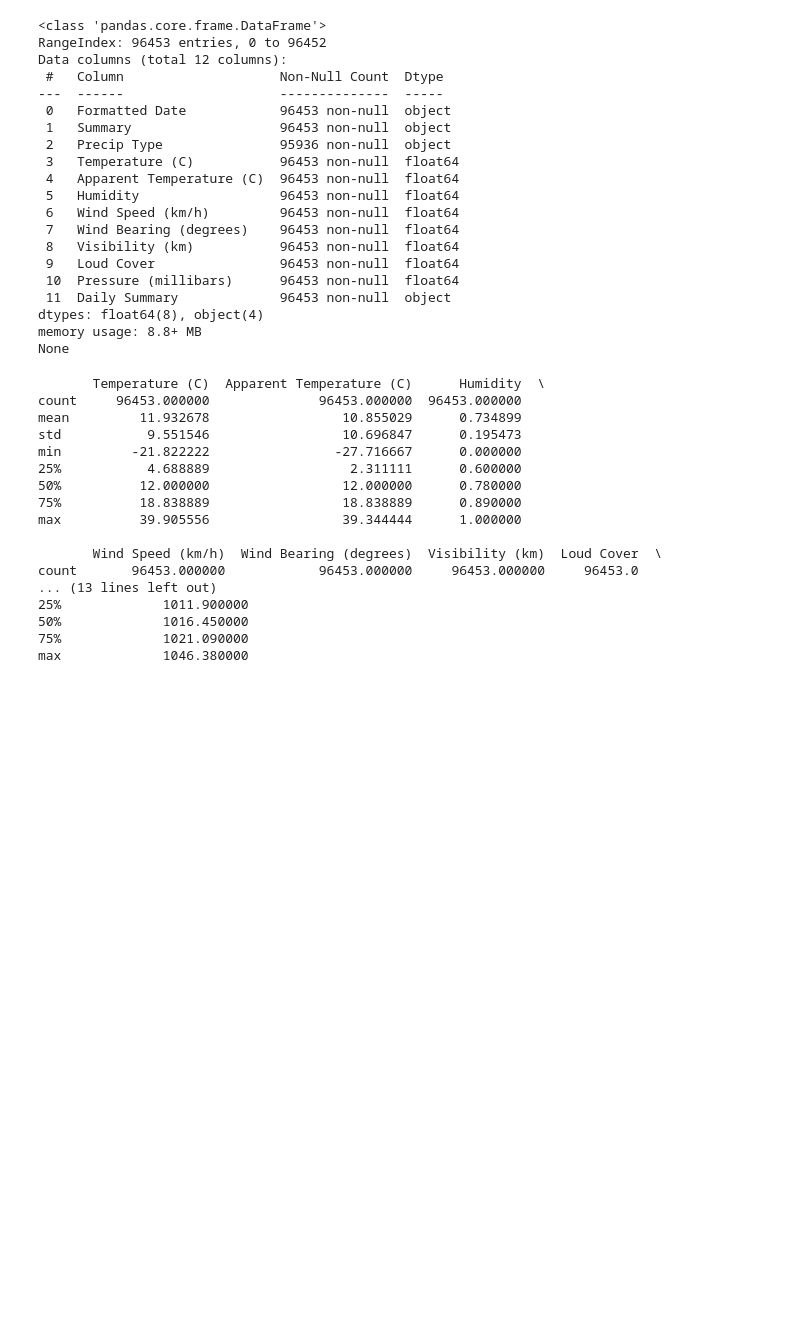
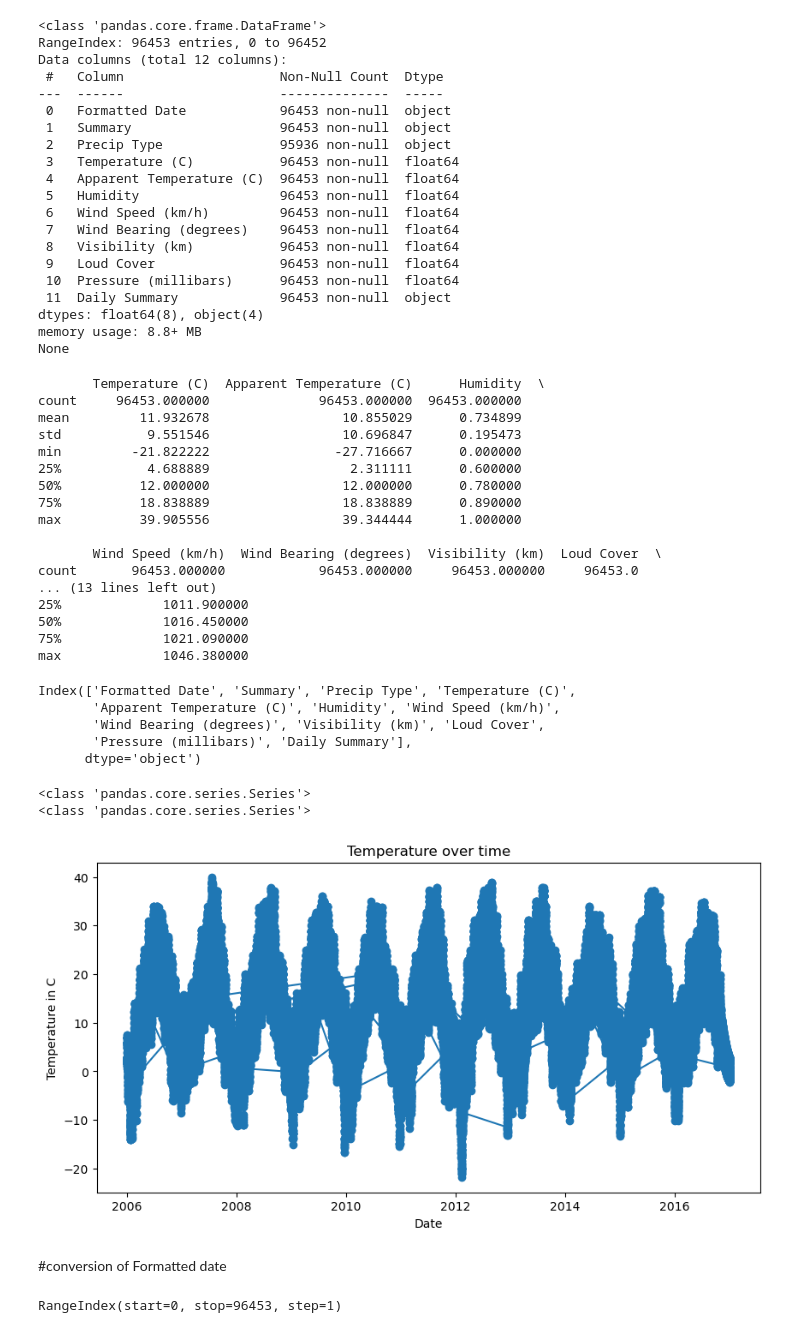
Before and after one commit to GOURAV-SAHA007/Weather-Visualization, a Jupyter notebook: notebook/01_exploration.ipynb, the cells around one changed output. Saved outputs shown, nothing was run; the diff lists cells and outputs as text; code cells hidden in the pictures; blank space fills up the shorter version.

Commit message:
1st Graph

```diff
--- a/notebook/01_exploration.ipynb
+++ b/notebook/01_exploration.ipynb
@@ -99,3 +99,38 @@ count       96453.000000            96453.000000     96453.000000     96453.0
 50%             1016.450000
 75%             1021.090000
 max             1046.380000
+# %%
+print(df.columns)
+# %% [output]
+Index(['Formatted Date', 'Summary', 'Precip Type', 'Temperature (C)',
+       'Apparent Temperature (C)', 'Humidity', 'Wind Speed (km/h)',
+       'Wind Bearing (degrees)', 'Visibility (km)', 'Loud Cover',
+       'Pressure (millibars)', 'Daily Summary'],
+      dtype='object')
+# %%
+print(type(df['Temperature (C)']))
+print(type(df['Formatted Date']))
+# %% [output]
+<class 'pandas.core.series.Series'>
+<class 'pandas.core.series.Series'>
+# %%
+df['Formatted Date'] = pd.to_datetime(df['Formatted Date'], errors='coerce')
+df = df.dropna(subset=['Formatted Date', 'Temperature (C)'])
+
+fig = plt.figure(figsize=(10,5))
+ax = plt.axes()
+
+ax.plot(df['Formatted Date'].values, df['Temperature (C)'].values, marker = 'o')
+ax.set_title("Temperature over time")
+ax.set_xlabel("Date")
+ax.set_ylabel("Temperature in C")
+
+plt.show()
+# %% [output]
+[figure, added]
+# %% [markdown]
+#conversion of Formatted date
+# %%
+print(df.index)
+# %% [output]
+RangeIndex(start=0, stop=96453, step=1)
```
Also changed, not shown: parts of 3 cells of this notebook.
